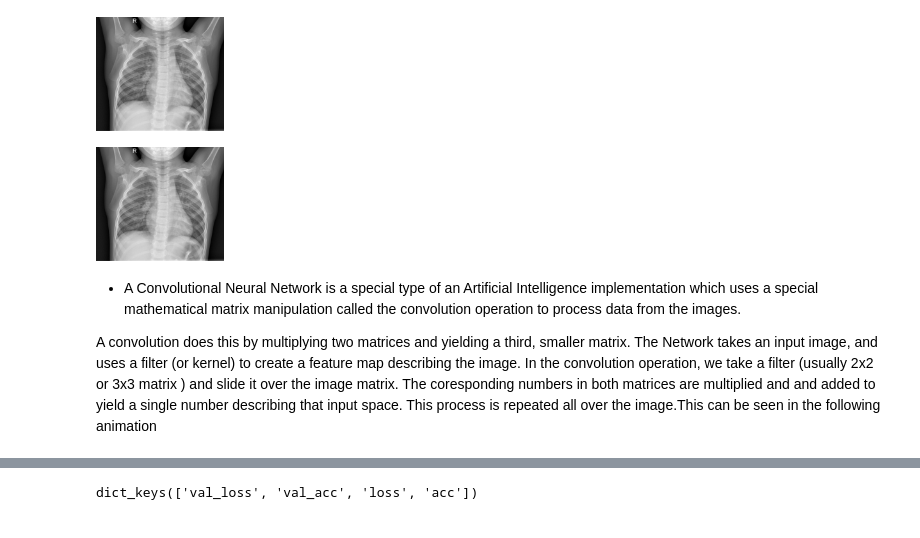
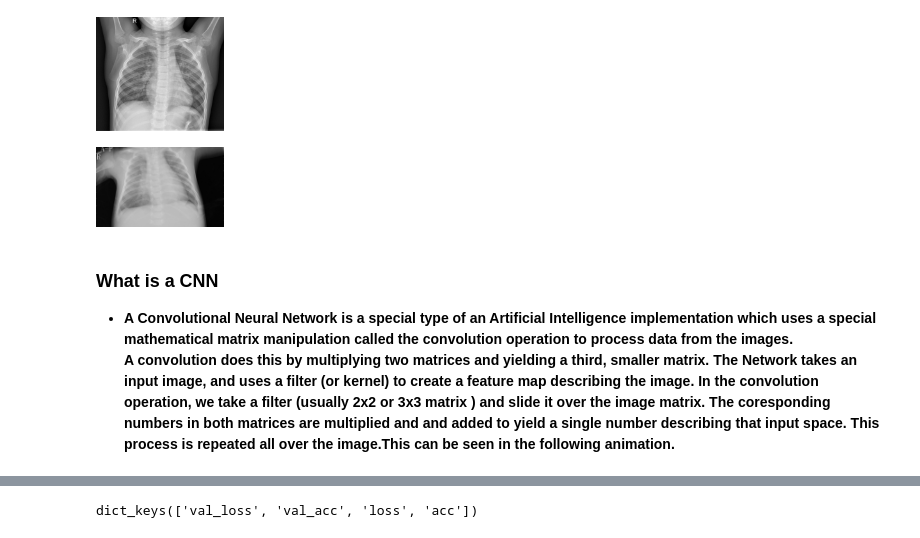
Before and after one commit to GitHub-ccd/pneumonia_detection_CNN_MOD_4, a Jupyter notebook: Pneumonia.ipynb, the cells around one changed output, grey strips where cells are left out. Saved outputs shown, nothing was run; the diff lists cells and outputs as text; code cells hidden in the pictures.

```diff
--- a/Pneumonia.ipynb
+++ b/Pneumonia.ipynb
@@ -140,9 +169,9 @@ Image(width=128,height=128,filename='chest_xray/train/NORMAL/IM-0115-0001.jpeg')
 [figure]
 # %%
 from IPython.display import Image
-Image(width=128,height=128,filename='chest_xray/train/NORMAL/IM-0115-0001.jpeg')
+Image(width=128,height=128,filename='chest_xray/train/PNEUMONIA/person1589_bacteria_4171.jpeg')
 # %% [output]
-[figure, old version]
+[figure, new version]
 # %%
 # normal_img = plt.imread(f'{train_data_dir}/NORMAL/{normal_example}')
 # plt.imshow(normal_img);
@@ -175,8 +181,9 @@ from keras import models
 # %% [markdown]
-- A Convolutional Neural Network is a special type of an Artificial Intelligence implementation which uses a special mathematical matrix manipulation called the convolution operation to process data from the images.
-
-A convolution does this by multiplying two matrices and yielding a third, smaller matrix.
+### What is a CNN
+- __A Convolutional Neural Network is a special type of an Artificial Intelligence implementation which uses a special
+mathematical matrix manipulation called the convolution operation to process data from the images.__
+__A convolution does this by multiplying two matrices and yielding a third, smaller matrix.
 The Network takes an input image, and uses a filter (or kernel) to create a feature map describing the image.
 In the convolution operation, we take a filter (usually 2x2 or 3x3 matrix ) and slide it over the image matrix. The
 coresponding numbers in both matrices are multiplied and and added to yield a single number describing that input space.
-This process is repeated all over the image.This can be seen in the following animation
+This process is repeated all over the image.This can be seen in the following animation.__
```
Also changed, not shown: parts of 46 cells of this notebook, 1 other file.
